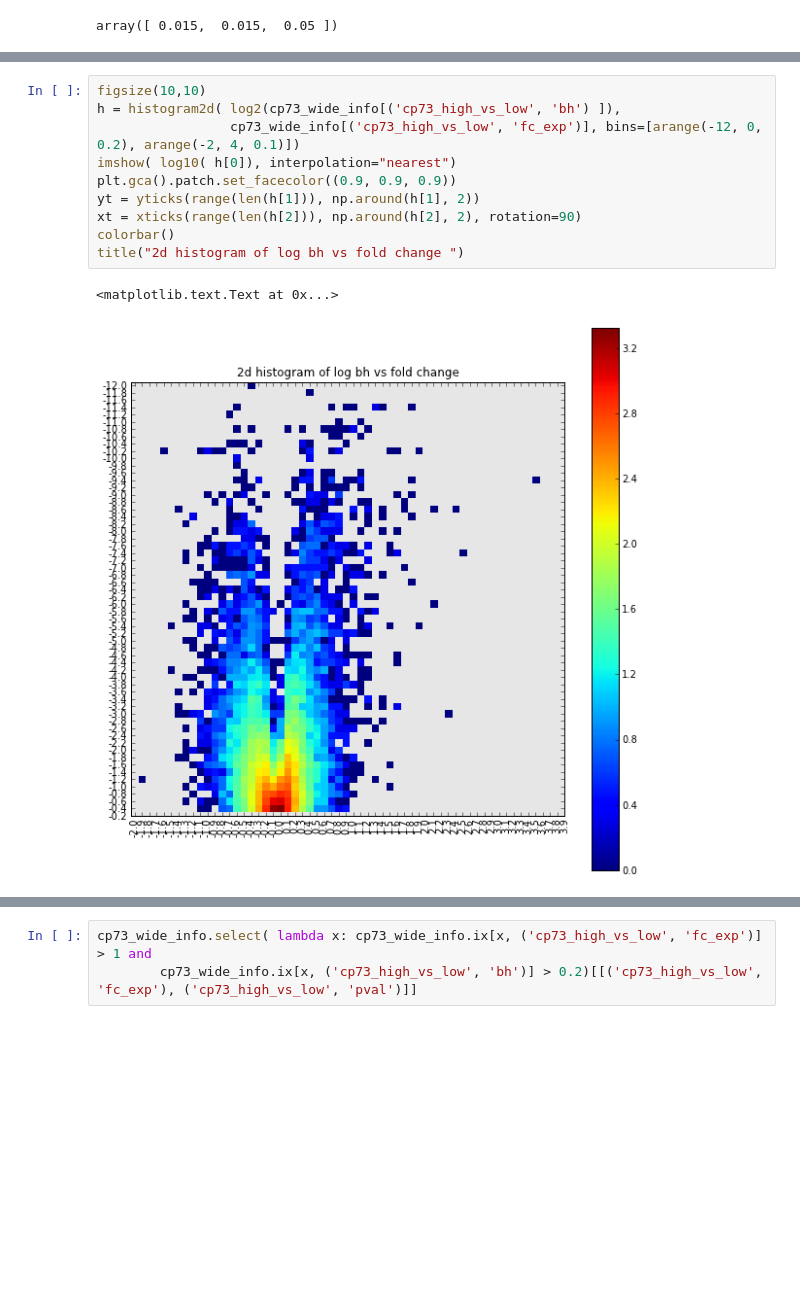
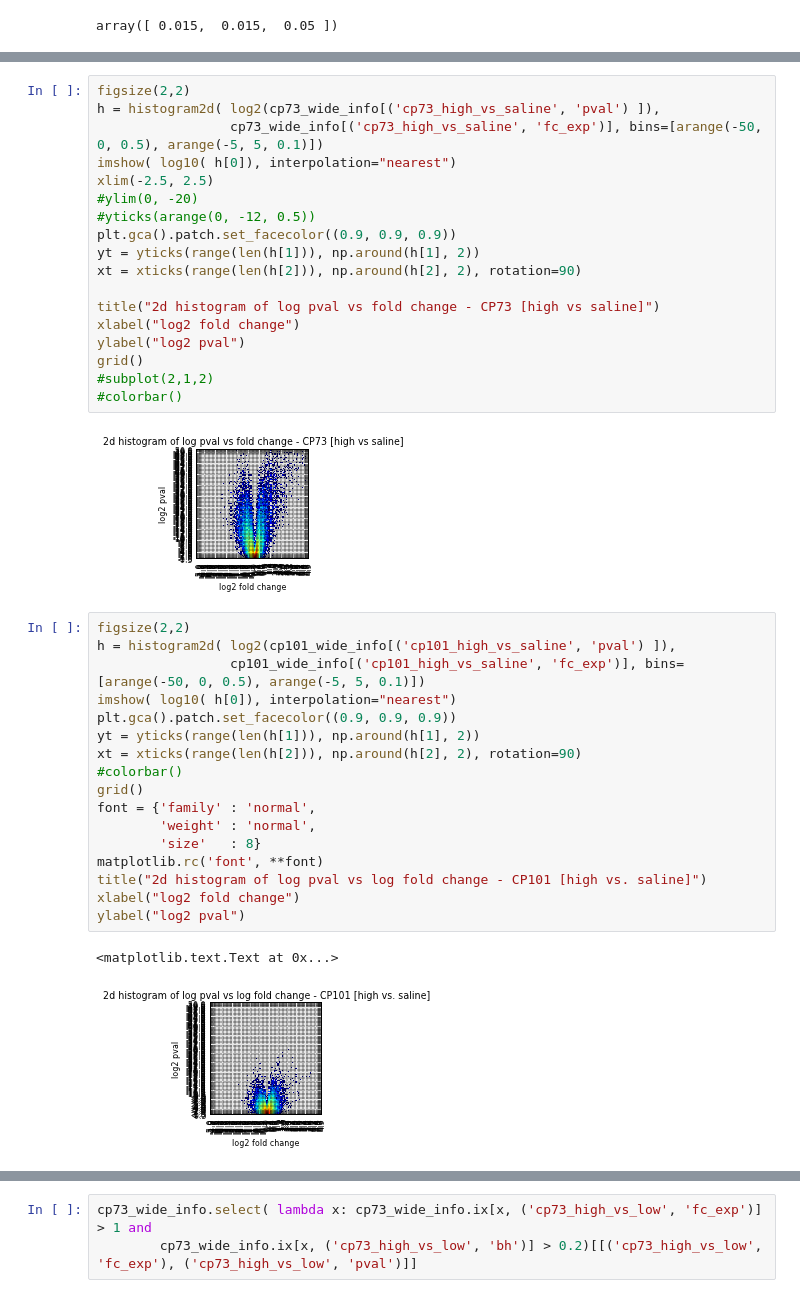
Before and after one commit to aheilbut/pdmouse, a Jupyter notebook: py/PDfilters.ipynb, the cells around one changed output, grey strips where cells are left out. Saved outputs shown, nothing was run; the diff lists cells and outputs as text; blank space fills up the shorter version.

```diff
--- a/py/PDfilters.ipynb
+++ b/py/PDfilters.ipynb
@@ -953,13 +1019,40 @@ plot( cp73_wide_info[('cp73_high_vs_low', 'fc_exp')], -log(cp73_wide_info[('cp73
+# %%
+figsize(2,2)
+h = histogram2d( log2(cp73_wide_info[('cp73_high_vs_saline', 'pval') ]),
+                 cp73_wide_info[('cp73_high_vs_saline', 'fc_exp')], bins=[arange(-50, 0, 0.5), arange(-5, 5, 0.1)])
+imshow( log10( h[0]), interpolation="nearest")
+xlim(-2.5, 2.5)
+#ylim(0, -20)
+#yticks(arange(0, -12, 0.5))
+plt.gca().patch.set_facecolor((0.9, 0.9, 0.9))
+yt = yticks(range(len(h[1])), np.around(h[1], 2))
+xt = xticks(range(len(h[2])), np.around(h[2], 2), rotation=90)
+
+title("2d histogram of log pval vs fold change - CP73 [high vs saline]")
+xlabel("log2 fold change")
+ylabel("log2 pval")
+grid()
+#subplot(2,1,2)
+#colorbar()
+# %% [output]
+[figure, added]
 # %%
-figsize(10,10)
-h = histogram2d( log2(cp73_wide_info[('cp73_high_vs_low', 'bh') ]),
-                 cp73_wide_info[('cp73_high_vs_low', 'fc_exp')], bins=[arange(-12, 0, 0.2), arange(-2, 4, 0.1)])
+figsize(2,2)
+h = histogram2d( log2(cp101_wide_info[('cp101_high_vs_saline', 'pval') ]),
+                 cp101_wide_info[('cp101_high_vs_saline', 'fc_exp')], bins=[arange(-50, 0, 0.5), arange(-5, 5, 0.1)])
 imshow( log10( h[0]), interpolation="nearest")
 plt.gca().patch.set_facecolor((0.9, 0.9, 0.9))
 yt = yticks(range(len(h[1])), np.around(h[1], 2))
 xt = xticks(range(len(h[2])), np.around(h[2], 2), rotation=90)
-colorbar()
-title("2d histogram of log bh vs fold change ")
+#colorbar()
+grid()
+font = {'family' : 'normal',
+        'weight' : 'normal',
+        'size'   : 8}
+matplotlib.rc('font', **font)
+title("2d histogram of log pval vs log fold change - CP101 [high vs. saline]")
+xlabel("log2 fold change")
+ylabel("log2 pval")
 # %% [output]
 <matplotlib.text.Text at 0x...>
-[figure, old version]
+[figure, new version]
```
Also changed, not shown: parts of 55 cells of this notebook, 5 other files.
